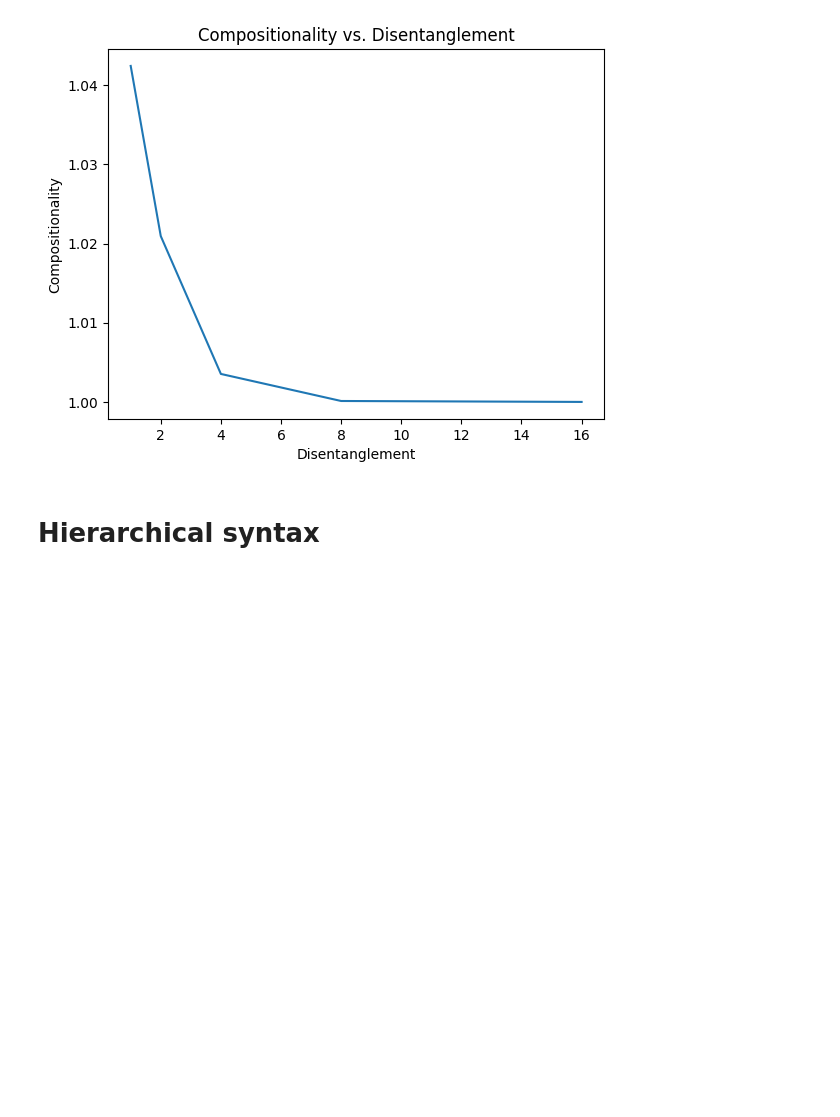
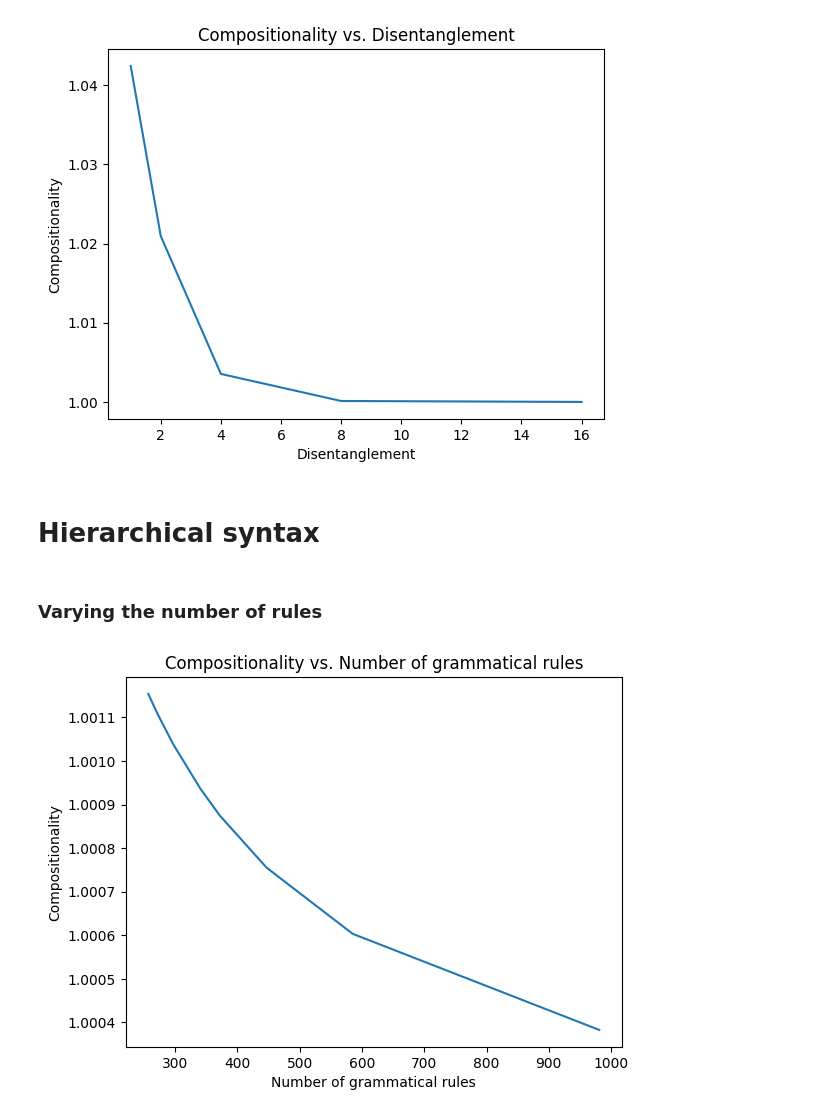
Before and after one commit to EricElmoznino/complexity_compositionality, a Jupyter notebook: notebooks/compositionality_metric_validation.ipynb, the cells around one changed output. Drawn from its saved outputs; the diff is of its cells as text; code cells hidden in the pictures; blank space fills up the shorter version.

Commit message:
Did an experiment to show that more complex grammars have lower compositionality

```diff
--- a/notebooks/compositionality_metric_validation.ipynb
+++ b/notebooks/compositionality_metric_validation.ipynb
@@ -36,9 +44,11 @@ compositionalities = []
 ds = []
 k = 10
 for d in range(k, k * 10 + 1):
-    if d % k != 0: # skip non-divisible k
+    if d % k != 0:  # skip non-divisible k
         continue
-    data_gen = LookupTableDataGenerator(num_words=k, vocab_size=10, z_dim=d, disentanglement=1, noise_ratio=0.01)
+    data_gen = LookupTableDataGenerator(
+        num_words=k, vocab_size=10, z_dim=d, disentanglement=1, noise_ratio=0.01
+    )
     w, z = data_gen.sample(1000)
     compositionalities.append(data_gen.compositionality(z, w, per_sample=True))
     ds.append(d)
@@ -57,7 +67,9 @@ compositionalities = []
 vs = []
 vmax = 100
 for v in range(2, vmax + 1):
-    data_gen = LookupTableDataGenerator(num_words=10, vocab_size=v, z_dim=100, disentanglement=1, noise_ratio=0.01)
+    data_gen = LookupTableDataGenerator(
+        num_words=10, vocab_size=v, z_dim=100, disentanglement=1, noise_ratio=0.01
+    )
     w, z = data_gen.sample(1000)
     compositionalities.append(data_gen.compositionality(z, w, per_sample=True))
     vs.append(v)
@@ -79,7 +91,9 @@ z_dim = k * 10
 for d in range(1, k + 1):
     if k % d != 0:
         continue
-    data_gen = LookupTableDataGenerator(num_words=k, vocab_size=2, z_dim=z_dim, disentanglement=d, noise_ratio=0.01)
+    data_gen = LookupTableDataGenerator(
+        num_words=k, vocab_size=2, z_dim=z_dim, disentanglement=d, noise_ratio=0.01
+    )
     w, z = data_gen.sample(1000)
     compositionalities.append(data_gen.compositionality(z, w, per_sample=True))
     ds.append(d)
@@ -93,3 +107,50 @@ plt.show()
 [figure]
 # %% [markdown]
 # Hierarchical syntax
+# %% [markdown]
+### Varying the number of rules
+# %%
+z_dim = 10
+num_words = 64
+vocab_size = 2048
+num_terminal_pos = 16
+
+
+def gen_grammar(num_terminal_pos, decay_rate):
+    grammar = {}
+    pairs = list(product(range(num_terminal_pos), repeat=2))
+    next_pos = num_terminal_pos
+    num_pos = max(int(decay_rate * num_terminal_pos), 1)
+    while len(pairs) > 1:
+        for i, pair in enumerate(pairs):
+            grammar[pair] = next_pos + i % num_pos
+        pairs = list(product(range(next_pos, next_pos + num_pos), repeat=2))
+        next_pos += num_pos
+        num_pos = max(int(decay_rate * num_pos), 1)
+    grammar[(next_pos - 1, next_pos - 1)] = next_pos - 1
+    return grammar
+
+
+compositionalities = []
+num_grammar_rules = []
+for decay_rate in np.linspace(0.1, 0.9, 9):
+    grammar = gen_grammar(num_terminal_pos, decay_rate)
+    data_gen = SyntacticDataGenerator(
+        z_dim=z_dim,
+        num_words=num_words,
+        vocab_size=vocab_size,
+        num_terminal_pos=num_terminal_pos,
+        grammar=grammar,
+        noise_ratio=0.01,
+    )
+    w, z = data_gen.sample(1000)
+    compositionalities.append(data_gen.compositionality(z, w, per_sample=True))
+    num_grammar_rules.append(len(grammar))
+
+plt.title("Compositionality vs. Number of grammatical rules")
+plt.xlabel("Number of grammatical rules")
+plt.ylabel("Compositionality")
+sns.lineplot(x=num_grammar_rules, y=compositionalities)
+plt.show()
+# %% [output]
+[figure, added]
```
Also changed, not shown: parts of 2 cells of this notebook, 1 other file.
